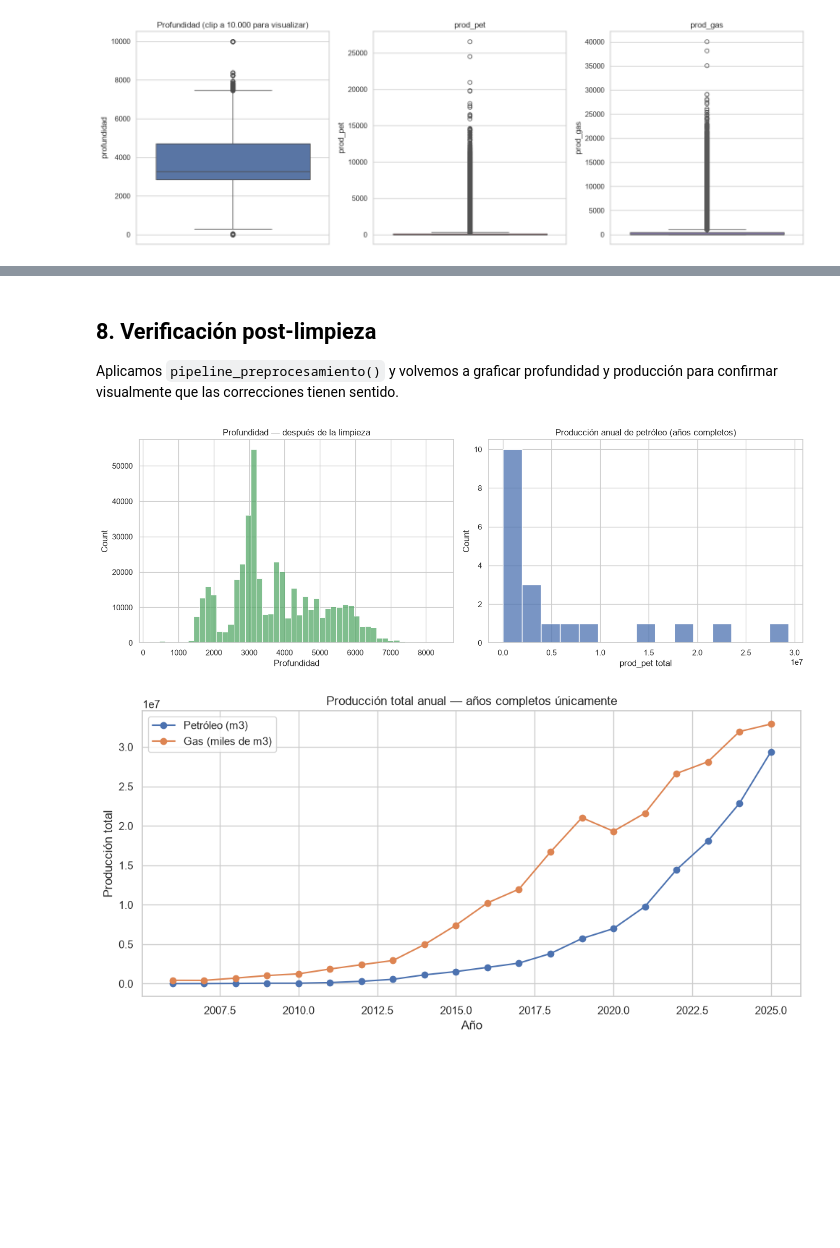
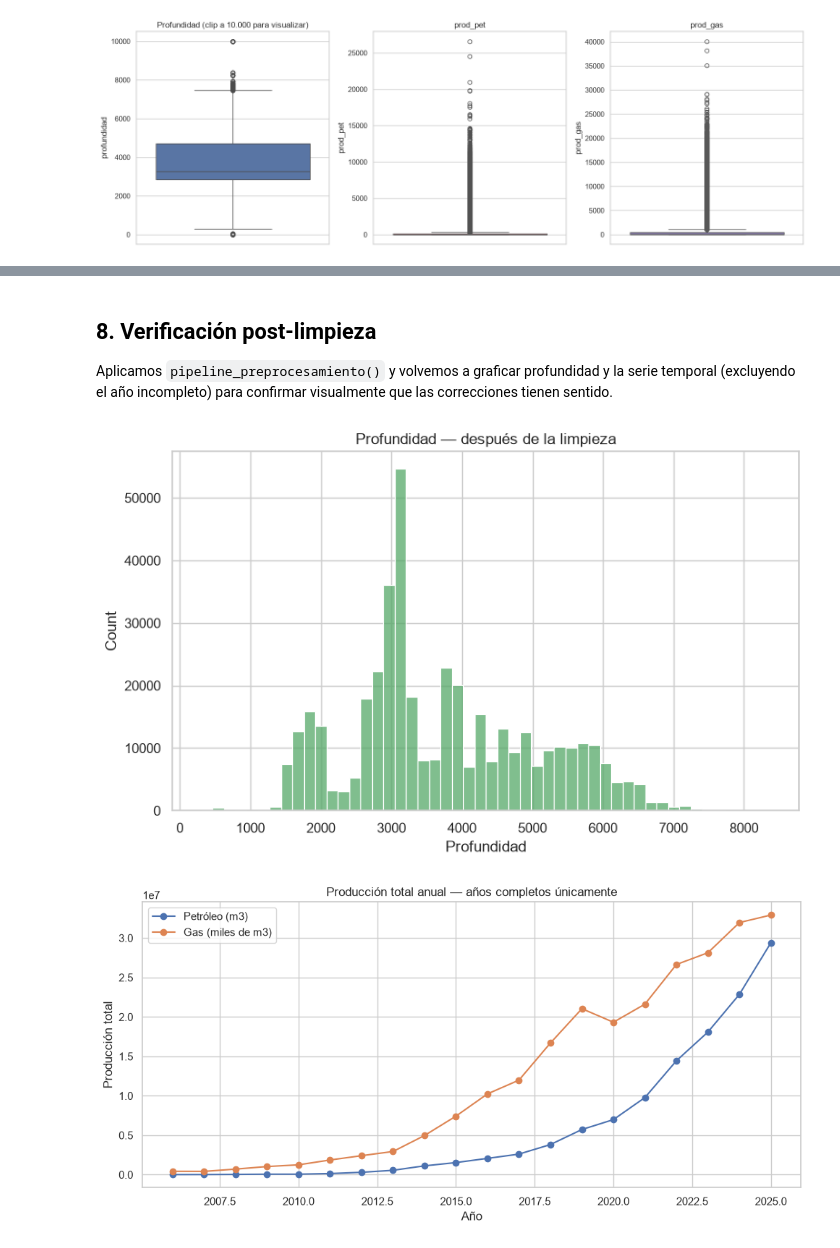
Before and after one commit to cristian-aguilera-ing/proyecto-ds-ypf, a Jupyter notebook: notebooks/01_eda_limpieza.ipynb, the cells around one changed output, grey strips where cells are left out. Drawn from its saved outputs; the diff is of its cells as text; code cells hidden in the pictures; blank space fills up the shorter version.

Commit message:
actualizando eda y limpieza

```diff
--- a/notebooks/01_eda_limpieza.ipynb
+++ b/notebooks/01_eda_limpieza.ipynb
@@ -192,28 +202,22 @@ plt.show()
 # %% [markdown]
 ## 8. Verificación post-limpieza
 
-Aplicamos `pipeline_preprocesamiento()` y volvemos a graficar profundidad y
-producción para confirmar visualmente que las correcciones tienen sentido.
+Aplicamos `pipeline_preprocesamiento()` y volvemos a graficar profundidad y la
+serie temporal (excluyendo el año incompleto) para confirmar visualmente que las
+correcciones tienen sentido.
 # %%
 from src.preprocessor import pipeline_preprocesamiento
 
 df_limpio = pipeline_preprocesamiento(df)
 
-fig, axes = plt.subplots(1, 2, figsize=(14, 5))
-
-sns.histplot(df_limpio["profundidad"], bins=50, ax=axes[0], color="#55A868")
-axes[0].set_title("Profundidad — después de la limpieza")
-axes[0].set_xlabel("Profundidad")
-
-sns.histplot(df_limpio[df_limpio["anio_completo"]].groupby("anio")["prod_pet"].sum().reset_index()["prod_pet"],
-             bins=15, ax=axes[1], color="#4C72B0")
-axes[1].set_title("Producción anual de petróleo (años completos)")
-axes[1].set_xlabel("prod_pet total")
-
+fig, ax = plt.subplots(figsize=(8, 5))
+sns.histplot(df_limpio["profundidad"], bins=50, ax=ax, color="#55A868")
+ax.set_title("Profundidad — después de la limpieza")
+ax.set_xlabel("Profundidad")
 plt.tight_layout()
 plt.show()
 # %% [output]
-[figure, old version]
+[figure, new version]
 # %%
 prod_anual_limpia = (
     df_limpio[df_limpio["anio_completo"]]
```
Also changed, not shown: parts of 6 cells of this notebook.
